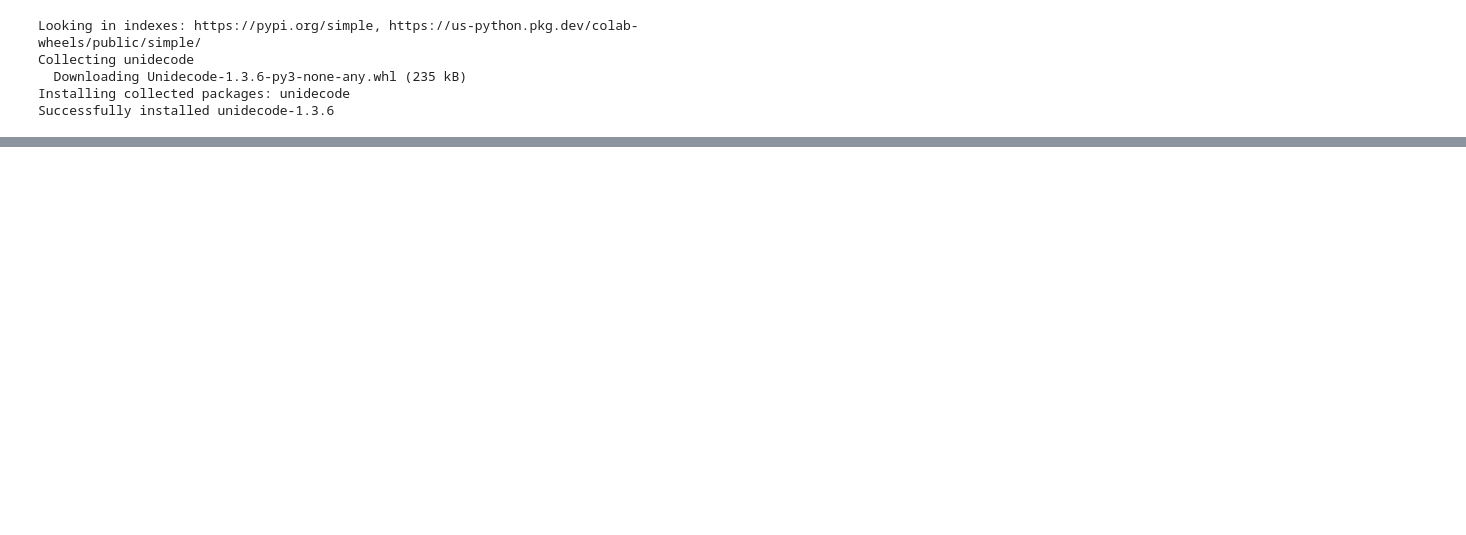
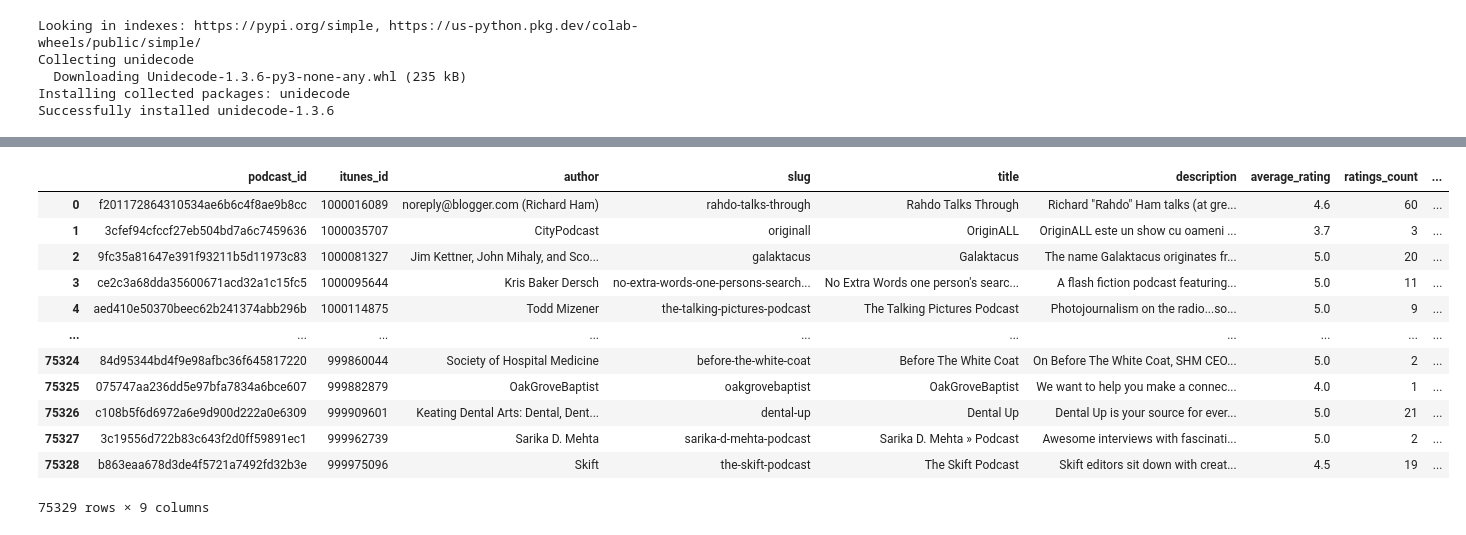
Before and after one commit to mille055/Rec_Project, a Jupyter notebook: notebooks/load_and_compare_datasets.ipynb, the cells around one changed output, grey strips where cells are left out. Cells and saved outputs as stored; diff of their text form; code cells hidden in the pictures; blank space fills up the shorter version.

```diff
--- a/notebooks/load_and_compare_datasets.ipynb
+++ b/notebooks/load_and_compare_datasets.ipynb
@@ -28,0 +33,18 @@ fatal: could not read Username for 'https://github.com': No such device or addre
+# %%
+kaggle_cleaned = pd.read_pickle('/content/Rec_Project/data/cleaned_podcast2.pkl')
+# %%
+kaggle_cleaned
+# %% [output]
+|  | podcast_id | itunes_id | author | slug | title | description | average_rating | ratings_count | ... |
+| 0 | f201172864310534ae6b6c4f8ae9b8cc | 1000016089 | noreply@blogger.com (Richard Ham) | rahdo-talks-through | Rahdo Talks Through | Richard "Rahdo" Ham talks (at gre... | 4.6 | 60 | ... |
+| 1 | 3cfef94cfccf27eb504bd7a6c7459636 | 1000035707 | CityPodcast | originall | OriginALL | OriginALL este un show cu oameni ... | 3.7 | 3 | ... |
+| 2 | 9fc35a81647e391f93211b5d11973c83 | 1000081327 | Jim Kettner, John Mihaly, and Sco... | galaktacus | Galaktacus | The name Galaktacus originates fr... | 5.0 | 20 | ... |
+| 3 | ce2c3a68dda35600671acd32a1c15fc5 | 1000095644 | Kris Baker Dersch | no-extra-words-one-persons-search... | No Extra Words one person's searc... | A flash fiction podcast featuring... | 5.0 | 11 | ... |
+| 4 | aed410e50370beec62b241374abb296b | 1000114875 | Todd Mizener | the-talking-pictures-podcast | The Talking Pictures Podcast | Photojournalism on the radio...so... | 5.0 | 9 | ... |
+| ... | ... | ... | ... | ... | ... | ... | ... | ... | ... |
+| 75324 | 84d95344bd4f9e98afbc36f645817220 | 999860044 | Society of Hospital Medicine | before-the-white-coat | Before The White Coat | On Before The White Coat, SHM CEO... | 5.0 | 2 | ... |
+| 75325 | 075747aa236dd5e97bfa7834a6bce607 | 999882879 | OakGroveBaptist | oakgrovebaptist | OakGroveBaptist | We want to help you make a connec... | 4.0 | 1 | ... |
+| 75326 | c108b5f6d6972a6e9d900d222a0e6309 | 999909601 | Keating Dental Arts: Dental, Dent... | dental-up | Dental Up | Dental Up is your source for ever... | 5.0 | 21 | ... |
+| 75327 | 3c19556d722b83c643f2d0ff59891ec1 | 999962739 | Sarika D. Mehta | sarika-d-mehta-podcast | Sarika D. Mehta » Podcast | Awesome interviews with fascinati... | 5.0 | 2 | ... |
+| 75328 | b863eaa678d3de4f5721a7492fd32b3e | 999975096 | Skift | the-skift-podcast | The Skift Podcast | Skift editors sit down with creat... | 4.5 | 19 | ... |
+75329 rows × 9 columns
```
Also changed, not shown: parts of 12 cells of this notebook.
